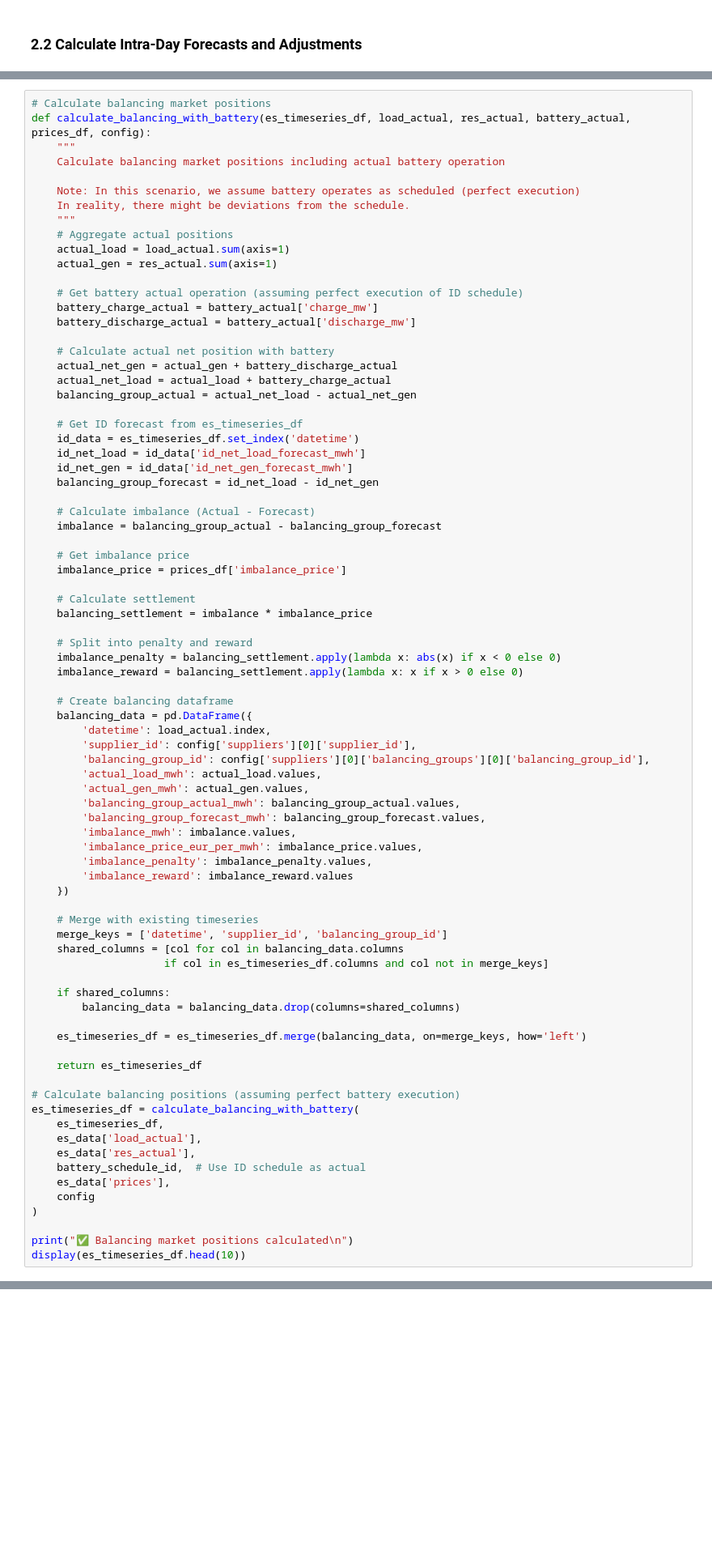
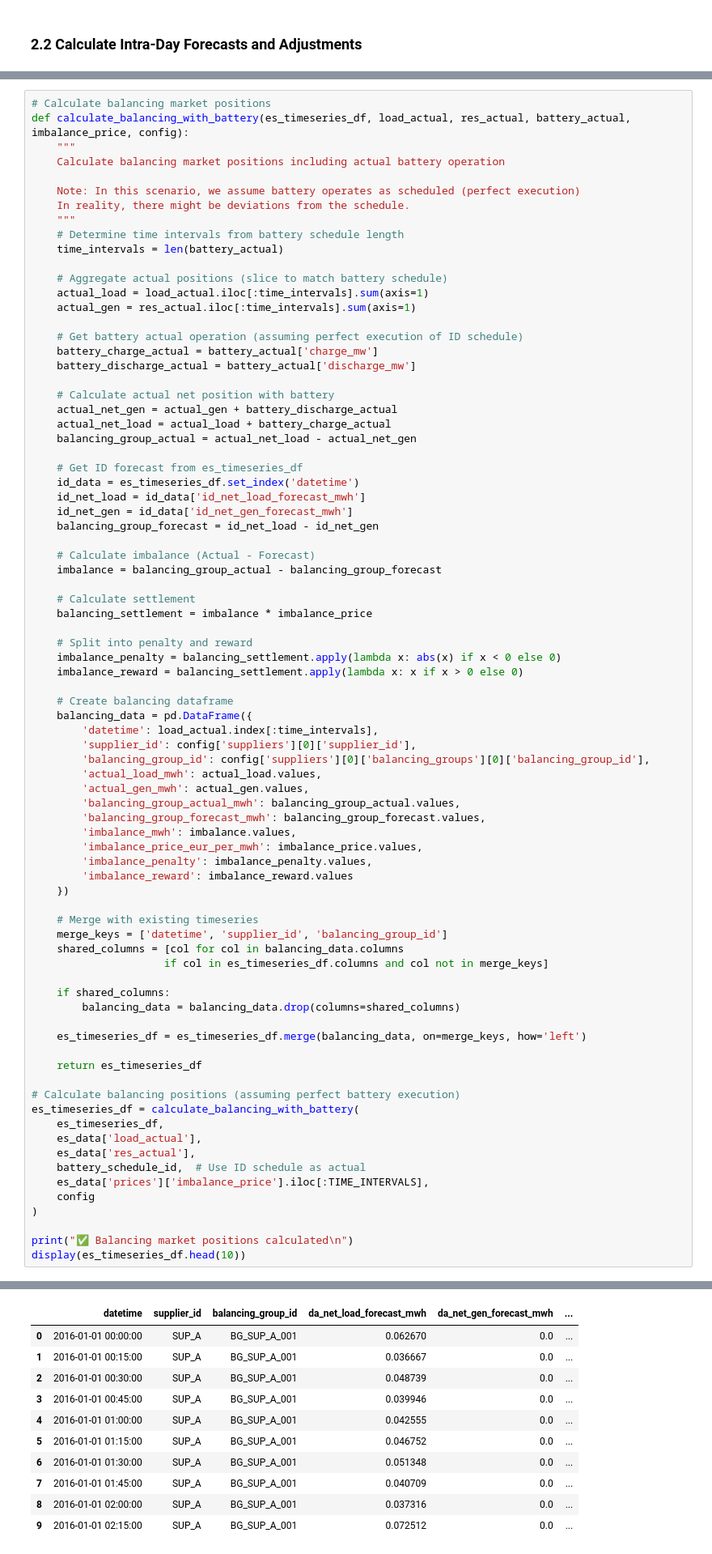
Before and after one commit to Dausi12/Thesis-, a Jupyter notebook: C_Scenario_Battery_Optimization/C3_single_supplier_rec_battery_optimization.ipynb, the cells around one changed output, grey strips where cells are left out. Shown at 81% size. Drawn from its saved outputs; the diff is of its cells as text; blank space fills up the shorter version.

```diff
--- a/C_Scenario_Battery_Optimization/C3_single_supplier_rec_battery_optimization.ipynb
+++ b/C_Scenario_Battery_Optimization/C3_single_supplier_rec_battery_optimization.ipynb
@@ -1025,16 +1102,19 @@ print("="*80)
 Compare actual consumption/generation (including actual battery operation) against intra-day forecasts to determine balancing requirements.
 # %%
 # Calculate balancing market positions
-def calculate_balancing_with_battery(es_timeseries_df, load_actual, res_actual, battery_actual, prices_df, config):
+def calculate_balancing_with_battery(es_timeseries_df, load_actual, res_actual, battery_actual, imbalance_price, config):
     """
     Calculate balancing market positions including actual battery operation
 
     Note: In this scenario, we assume battery operates as scheduled (perfect execution)
     In reality, there might be deviations from the schedule.
     """
-    # Aggregate actual positions
-    actual_load = load_actual.sum(axis=1)
-    actual_gen = res_actual.sum(axis=1)
+    # Determine time intervals from battery schedule length
+    time_intervals = len(battery_actual)
+
+    # Aggregate actual positions (slice to match battery schedule)
+    actual_load = load_actual.iloc[:time_intervals].sum(axis=1)
+    actual_gen = res_actual.iloc[:time_intervals].sum(axis=1)
 
     # Get battery actual operation (assuming perfect execution of ID schedule)
     battery_charge_actual = battery_actual['charge_mw']
@@ -1054,9 +1134,6 @@ def calculate_balancing_with_battery(es_timeseries_df, load_actual, res_actual,
     # Calculate imbalance (Actual - Forecast)
     imbalance = balancing_group_actual - balancing_group_forecast
 
-    # Get imbalance price
-    imbalance_price = prices_df['imbalance_price']
-
     # Calculate settlement
     balancing_settlement = imbalance * imbalance_price
 
@@ -1066,7 +1143,7 @@ def calculate_balancing_with_battery(es_timeseries_df, load_actual, res_actual,
 
     # Create balancing dataframe
     balancing_data = pd.DataFrame({
-        'datetime': load_actual.index,
+        'datetime': load_actual.index[:time_intervals],
         'supplier_id': config['suppliers'][0]['supplier_id'],
         'balancing_group_id': config['suppliers'][0]['balancing_groups'][0]['balancing_group_id'],
         'actual_load_mwh': actual_load.values,
@@ -1097,9 +1174,10 @@ es_timeseries_df = calculate_balancing_with_battery(
     es_data['load_actual'],
     es_data['res_actual'],
     battery_schedule_id,  # Use ID schedule as actual
-    es_data['prices'],
+    es_data['prices']['imbalance_price'].iloc[:TIME_INTERVALS],
     config
 )
 
 print("✅ Balancing market positions calculated\n")
 display(es_timeseries_df.head(10))
+# %% [output]
@@ -1106,3 +1185,14 @@ display(es_timeseries_df.head(10))
+|  | datetime | supplier_id | balancing_group_id | da_net_load_forecast_mwh | da_net_gen_forecast_mwh | ... |
+| 0 | 2016-01-01 00:00:00 | SUP_A | BG_SUP_A_001 | 0.062670 | 0.0 | ... |
+| 1 | 2016-01-01 00:15:00 | SUP_A | BG_SUP_A_001 | 0.036667 | 0.0 | ... |
+| 2 | 2016-01-01 00:30:00 | SUP_A | BG_SUP_A_001 | 0.048739 | 0.0 | ... |
+| 3 | 2016-01-01 00:45:00 | SUP_A | BG_SUP_A_001 | 0.039946 | 0.0 | ... |
+| 4 | 2016-01-01 01:00:00 | SUP_A | BG_SUP_A_001 | 0.042555 | 0.0 | ... |
+| 5 | 2016-01-01 01:15:00 | SUP_A | BG_SUP_A_001 | 0.046752 | 0.0 | ... |
+| 6 | 2016-01-01 01:30:00 | SUP_A | BG_SUP_A_001 | 0.051348 | 0.0 | ... |
+| 7 | 2016-01-01 01:45:00 | SUP_A | BG_SUP_A_001 | 0.040709 | 0.0 | ... |
+| 8 | 2016-01-01 02:00:00 | SUP_A | BG_SUP_A_001 | 0.037316 | 0.0 | ... |
+| 9 | 2016-01-01 02:15:00 | SUP_A | BG_SUP_A_001 | 0.072512 | 0.0 | ... |
 # %% [markdown]
 ### 4.2 Balancing Market - Mathematical Formulation
 
```
Also changed, not shown: parts of 19 cells of this notebook, 24 other files.
